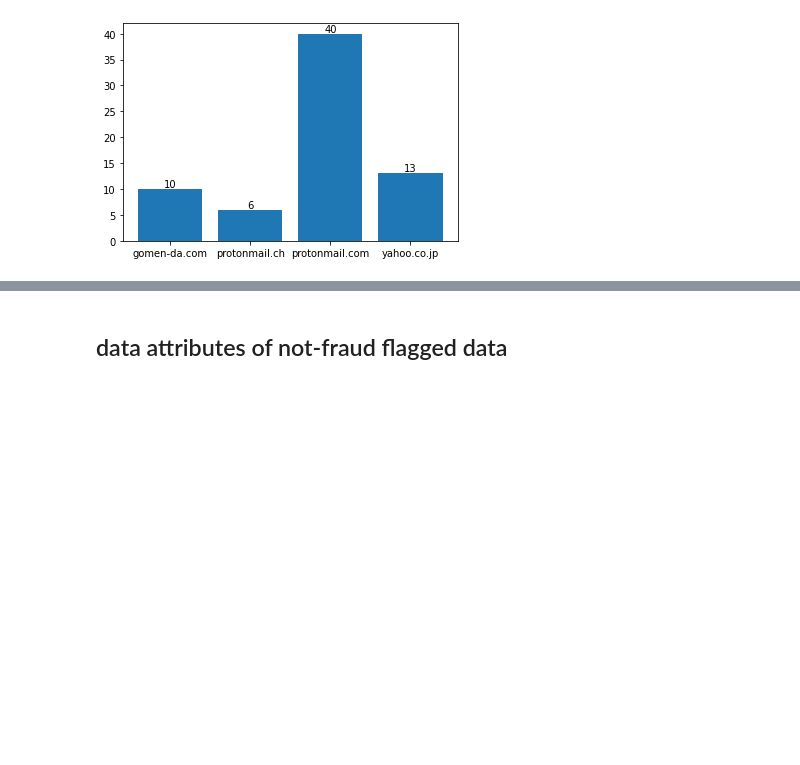
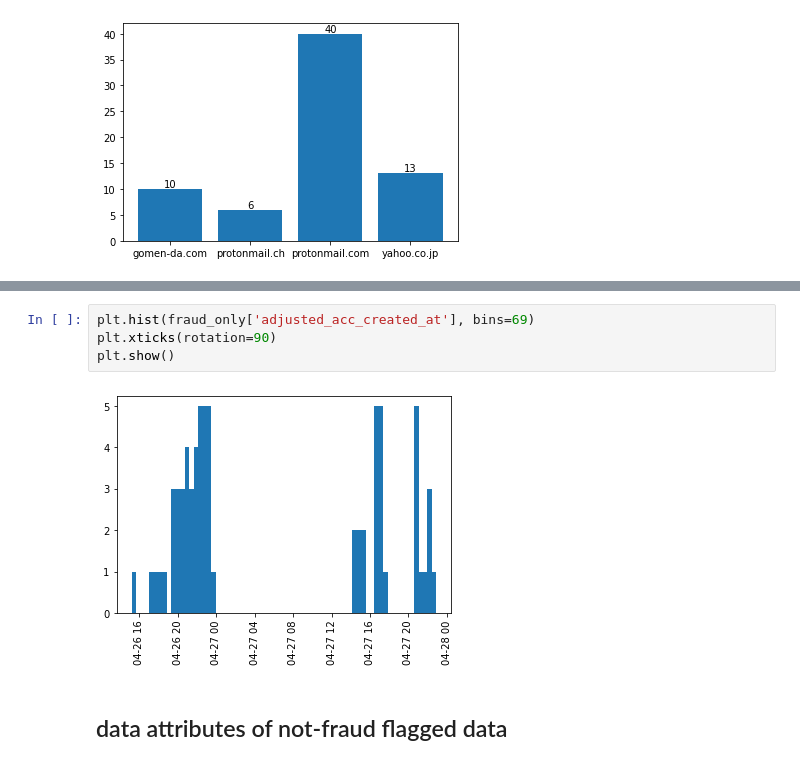
Before and after one commit to erniechen30825/fraud_detection, a Jupyter notebook: EDA.ipynb, the cells around one changed output, grey strips where cells are left out. Drawn from its saved outputs; the diff is of its cells as text; blank space fills up the shorter version.

```diff
--- a/EDA.ipynb
+++ b/EDA.ipynb
@@ -156,3 +182,9 @@ bar_viz(email_domain, "consumer_email_domain")
+# %%
+plt.hist(fraud_only['adjusted_acc_created_at'], bins=69)
+plt.xticks(rotation=90)
+plt.show()
+# %% [output]
+[figure, added]
 # %% [markdown]
 ## data attributes of not-fraud flagged data
 # %%
```
Also changed, not shown: parts of 11 cells of this notebook, 1 other file.
